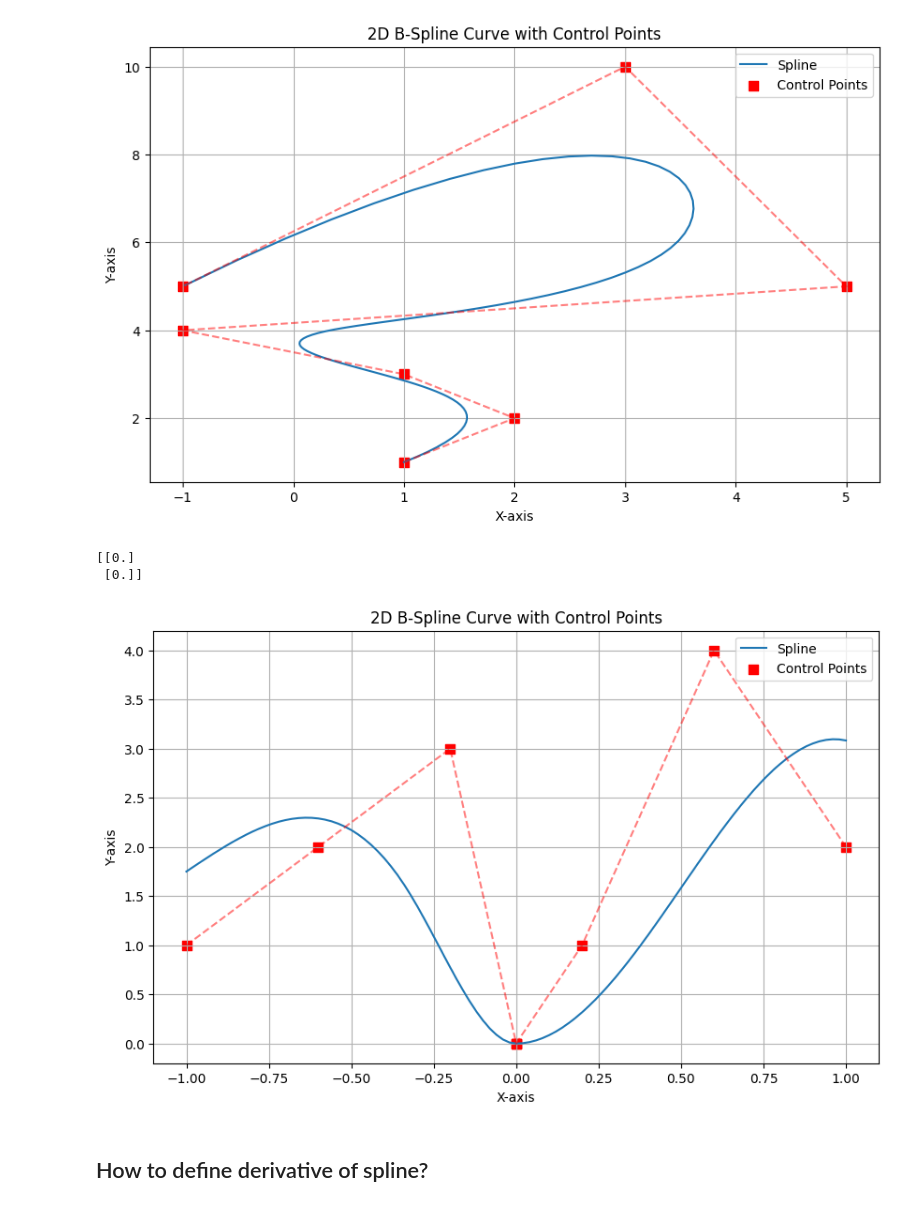
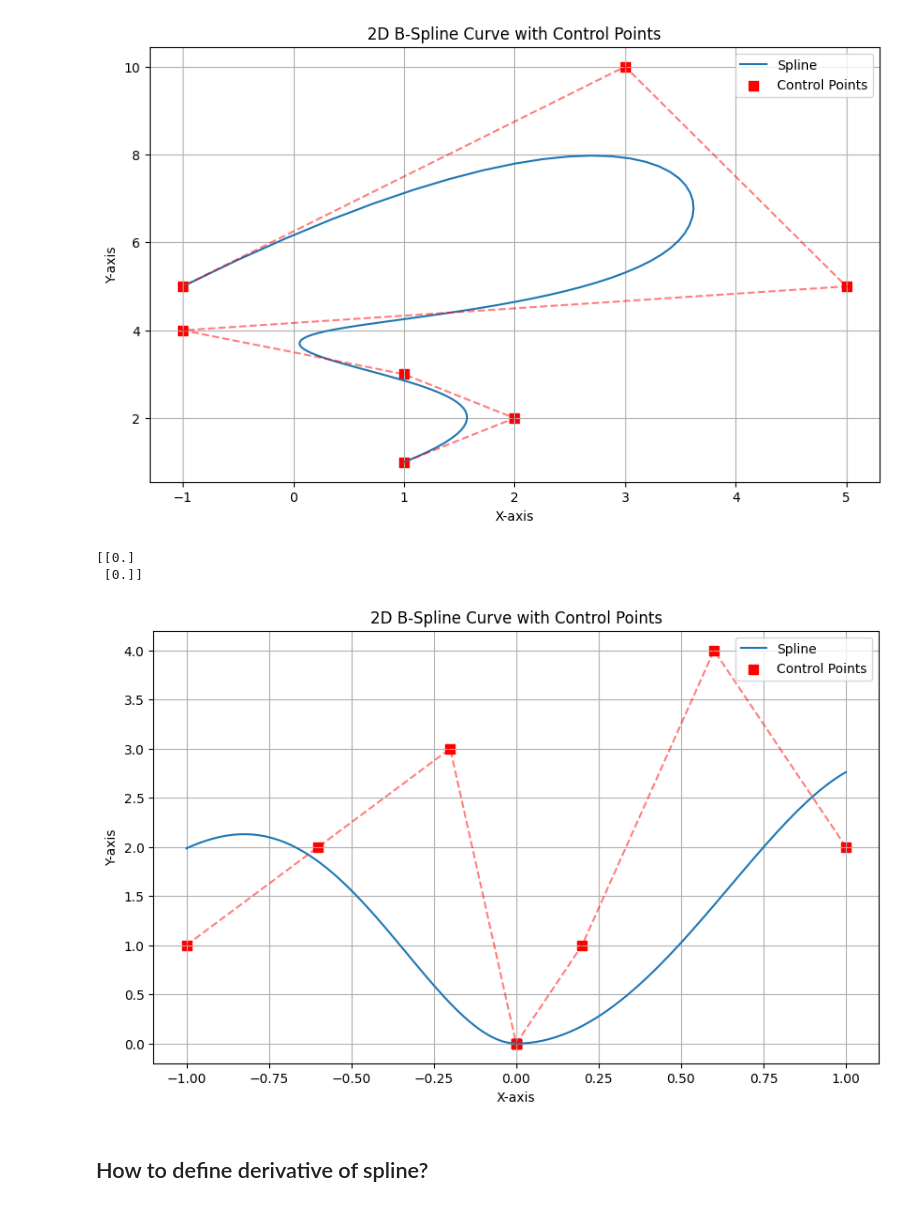
Before and after one commit to byu-magicc/splinx, a Jupyter notebook: Lyoponov.ipynb, the cells around one changed output. Saved outputs shown, nothing was run; the diff lists cells and outputs as text; code cells hidden in the pictures.

```diff
--- a/Lyoponov.ipynb
+++ b/Lyoponov.ipynb
@@ -44,7 +47,7 @@ plt.show()
 [figure]
 # %%
 num_sample = 100
-k = 3
+k = 4
 x_eval = jnp.repeat(jnp.linspace(-1, 1, num_sample+1)[None, :], 2, axis=0)
 
 coef = jnp.array([[1,2,3,1,4,2]]) # coef must have an even number of elements
@@ -53,7 +56,7 @@ num_grid_interval = coef.shape[1] - 2*k
 grids = jnp.einsum('i,j->ij', jnp.ones(1,), jnp.linspace(-1,1,num_grid_interval+1))
 
 grid_around_zero = jnp.zeros((grids.shape[0], k)) # jnp.einsum('i,j->ij', jnp.ones(1,), jnp.zeros((k,))) # jnp.linspace(-.01,.01,k))
-grid_around_zero = jnp.tile(jnp.array([-.0,0,.0]), (grids.shape[0], 1))
+# grid_around_zero = jnp.tile(jnp.array([-.0,0,.0]), (grids.shape[0], 1))
 grids = jnp.hstack([grids[:,:grids.shape[1]//2], grid_around_zero, grids[:,grids.shape[1]//2:]])
 
 extended_grids = extend_grid(grids, k)
@@ -62,34 +65,34 @@ extended_grids = extend_grid(grids, k)
 y_eval = coef2curve(x_eval, extended_grids, coef, k=k)
 # print(coef2curve(jnp.array([[-.00001,0.,.00001],[-.00001,0.,.00001]]), extended_grids, coef, k=k))
 print(coef2curve(jnp.array([[0.],[0.]]), extended_grids, coef, k=k))
 # print(y_eval)
 
 plt.figure(figsize=(10, 6))
 plt.plot(x_eval[0, :], y_eval[0, :], label='Spline')
 
 
 # Extract control points for each spline
 # Here, extended_grids would represent the x positions of control points if it aligns with the spline's domain
 ctrl_points_x = coef[0, :]  # You might need to adjust this based on your extend_grid function
 ctrl_points_y = coef[1, :]
 
 # Plot control points
 domain = jnp.einsum('i,j->ij', jnp.ones(1,), jnp.linspace(-1,1, coef.shape[1]-k))
 domain = jnp.hstack([domain[:, :domain.shape[1]//2], jnp.zeros((domain.shape[0], k)), domain[:, domain.shape[1]//2:]])
 plt.scatter(domain[0], coef[0], marker='s', s=50, color='red', label="Control Points")  # Red circles for control points
 # Optionally connect control points with lines to better visualize the influence
 plt.plot(domain[0], coef[0], 'r--', alpha=0.5)  # Dashed lines connecting control points
 
 plt.title('2D B-Spline Curve with Control Points')
 plt.xlabel('X-axis')
 plt.ylabel('Y-axis')
 plt.legend()
 plt.grid(True)
 plt.show()
 # %% [output]
 [[0.]
  [0.]]
-[figure, old version]
+[figure, new version]
 # %% [markdown]
 ## How to define derivative of spline?
 # %%
```
Also changed, not shown: parts of 2 cells of this notebook, 1 other file.
